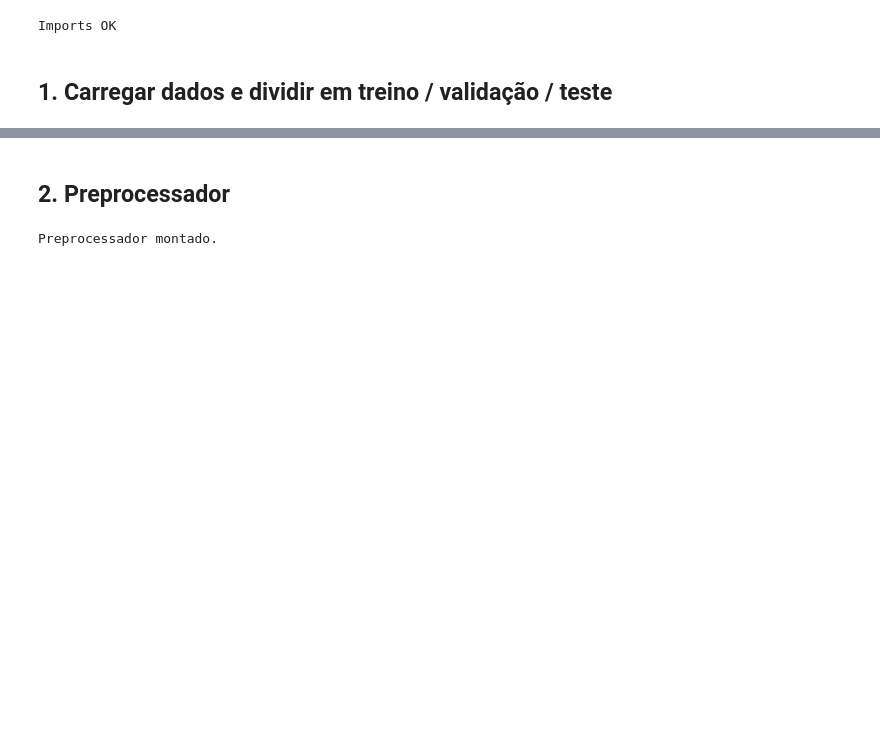
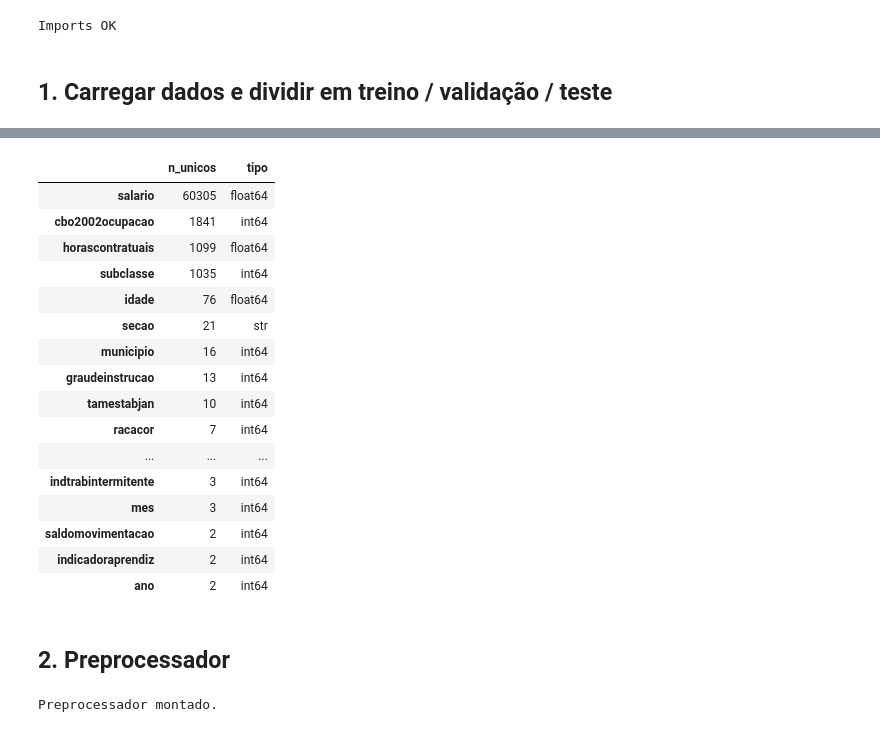
Before and after one commit to vinimeurer/employment-balance-predictor, a Jupyter notebook: notebooks/model_tuning.ipynb, the cells around one changed output, grey strips where cells are left out. Drawn from its saved outputs; the diff is of its cells as text; code cells hidden in the pictures; blank space fills up the shorter version.

```diff
--- a/notebooks/model_tuning.ipynb
+++ b/notebooks/model_tuning.ipynb
@@ -92,6 +92,29 @@ Tamanhos:
   Validação    :     59,107
   Treino compl.:    591,069
   Teste        :    147,768
+# %%
+resumo = df.nunique().to_frame("n_unicos")
+resumo["tipo"] = df.dtypes
+
+display(resumo.sort_values(by="n_unicos", ascending=False))
+# %% [output]
+|  | n_unicos | tipo |
+| salario | 60305 | float64 |
+| cbo2002ocupacao | 1841 | int64 |
+| horascontratuais | 1099 | float64 |
+| subclasse | 1035 | int64 |
+| idade | 76 | float64 |
+| secao | 21 | str |
+| municipio | 16 | int64 |
+| graudeinstrucao | 13 | int64 |
+| tamestabjan | 10 | int64 |
+| racacor | 7 | int64 |
+| ... | ... | ... |
+| indtrabintermitente | 3 | int64 |
+| mes | 3 | int64 |
+| saldomovimentacao | 2 | int64 |
+| indicadoraprendiz | 2 | int64 |
+| ano | 2 | int64 |
 # %% [markdown]
 ## 2. Preprocessador
 # %%
```
Also changed, not shown: parts of 10 cells of this notebook, 1 other file.
